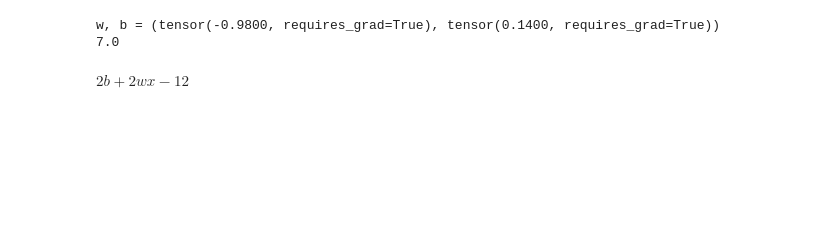
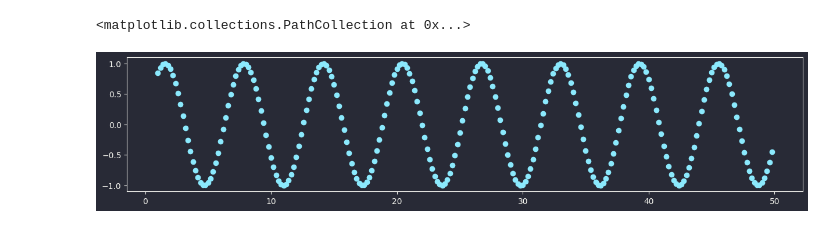
Before and after one commit to RohitMugalya/Learner-s-Garden, a Jupyter notebook: practice notebooks/pytorch practise.ipynb, the cells around one changed output. Drawn from its saved outputs; the diff is of its cells as text; code cells hidden in the pictures; blank space fills up the shorter version.

```diff
--- a/practice notebooks/pytorch practise.ipynb
+++ b/practice notebooks/pytorch practise.ipynb
@@ -24,21 +29,9 @@ def gradient_descent(x, y_true, w_init=0, b_init=0, num_iter=100, alpha=0.1):
-# %%
-x, y_true = -7, 7
-w, b = gradient_descent(x, y_true, num_iter=100, alpha=0.01)
-
-print()
-print(f"{w, b = }")
-print(f"{w * x + b}")
-# %% [output]
-w, b = (tensor(-0.9800, requires_grad=True), tensor(0.1400, requires_grad=True))
-7.0
-# %%
-w, x, b = sympy.symbols("w x b")
-values = {w: 1, x: 6, b: 1}
-
-y_pred = w * x + b
-y_true = 6
-
-loss = (y_pred - y_true) ** 2
-loss.diff(b)
-# %% [output]
-$\displaystyle 2 b + 2 w x - 12$
+# %%
+x = torch.arange(1, 50, 0.2)
+y = torch.sin(x)
+
+plt.figure(figsize=(15, 3))
+plt.scatter(x, y)
+# %% [output]
+<matplotlib.collections.PathCollection at 0x...>
+[figure, added]
```
Also changed, not shown: parts of 4 cells of this notebook.
